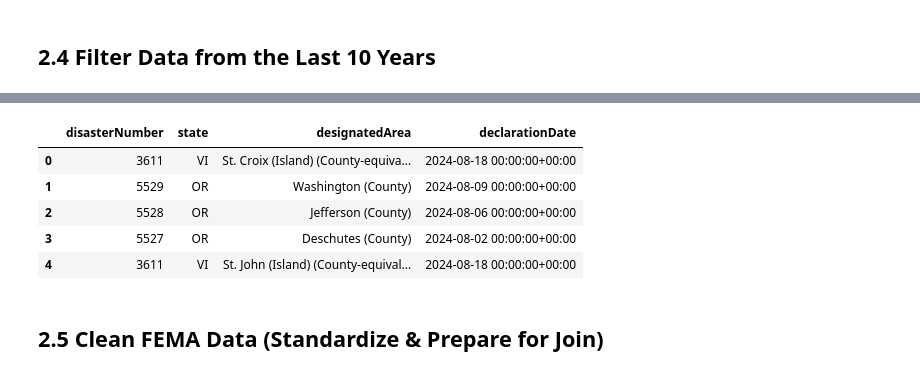
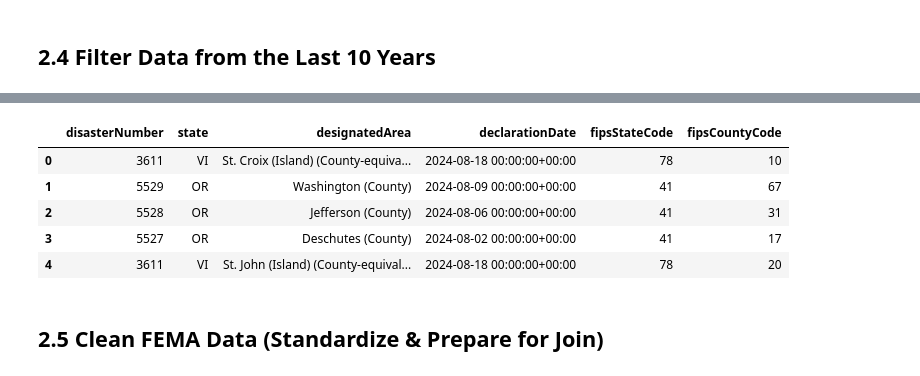
Before and after one commit to ypi9/HousingPricePrediction, a Jupyter notebook: Final_project.ipynb, the cells around one changed output, grey strips where cells are left out. Cells and saved outputs as stored; diff of their text form; code cells hidden in the pictures.

```diff
--- a/Final_project.ipynb
+++ b/Final_project.ipynb
@@ -371,0 +353,12 @@ fema_df.head()
+# %%
+# Select only the columns we need
+fema_df = fema_raw_df[[
+    'disasterNumber', 'state', 'designatedArea', 'declarationDate',
+    'fipsStateCode', 'fipsCountyCode'
+]].copy()
+
+# Convert to datetime
+fema_df['declarationDate'] = pd.to_datetime(fema_df['declarationDate'])
+
+# Preview cleaned dataframe
+fema_df.head()
@@ -372,13 +372,13 @@ fema_df.head()
 # %% [markdown]
 ## 2.4 Filter Data from the Last 10 Years
 # %%
-# Convert declarationDate to timezone-aware datetime
-fema_df['declarationDate'] = pd.to_datetime(fema_df['declarationDate'], errors='coerce', utc=True)
+from pandas.tseries.offsets import DateOffset
 
-# Define the 10-year cutoff date (adjust as needed)
-cutoff_date = pd.to_datetime("2013-01-01", utc=True)
+# Today's date and dynamic 10-year cutoff
+today = pd.Timestamp.now(tz='UTC')
+cutoff_date = today - DateOffset(years=10)
 
-# Filter the dataset for disasters declared from 2013 to present
+# Filter FEMA data
 fema_recent_df = fema_df[fema_df['declarationDate'] >= cutoff_date].copy()
 
 # Check the date range
@@ -395,8 +395,8 @@ Total records: 24988
-|  | disasterNumber | state | designatedArea | declarationDate |
-| 0 | 3611 | VI | St. Croix (Island) (County-equiva... | 2024-08-18 00:00:00+00:00 |
-| 1 | 5529 | OR | Washington (County) | 2024-08-09 00:00:00+00:00 |
-| 2 | 5528 | OR | Jefferson (County) | 2024-08-06 00:00:00+00:00 |
-| 3 | 5527 | OR | Deschutes (County) | 2024-08-02 00:00:00+00:00 |
-| 4 | 3611 | VI | St. John (Island) (County-equival... | 2024-08-18 00:00:00+00:00 |
+|  | disasterNumber | state | designatedArea | declarationDate | fipsStateCode | fipsCountyCode |
+| 0 | 3611 | VI | St. Croix (Island) (County-equiva... | 2024-08-18 00:00:00+00:00 | 78 | 10 |
+| 1 | 5529 | OR | Washington (County) | 2024-08-09 00:00:00+00:00 | 41 | 67 |
+| 2 | 5528 | OR | Jefferson (County) | 2024-08-06 00:00:00+00:00 | 41 | 31 |
+| 3 | 5527 | OR | Deschutes (County) | 2024-08-02 00:00:00+00:00 | 41 | 17 |
+| 4 | 3611 | VI | St. John (Island) (County-equival... | 2024-08-18 00:00:00+00:00 | 78 | 20 |
 # %% [markdown]
 ## 2.5 Clean FEMA Data (Standardize & Prepare for Join)
```
Also changed, not shown: parts of 32 cells of this notebook.
